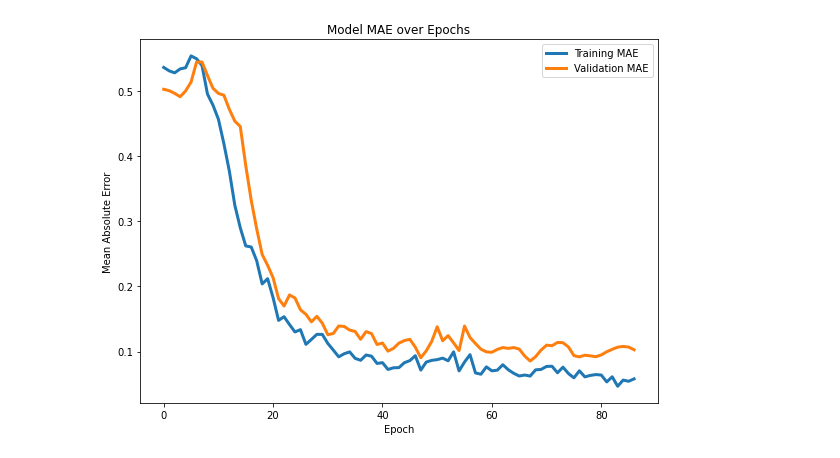
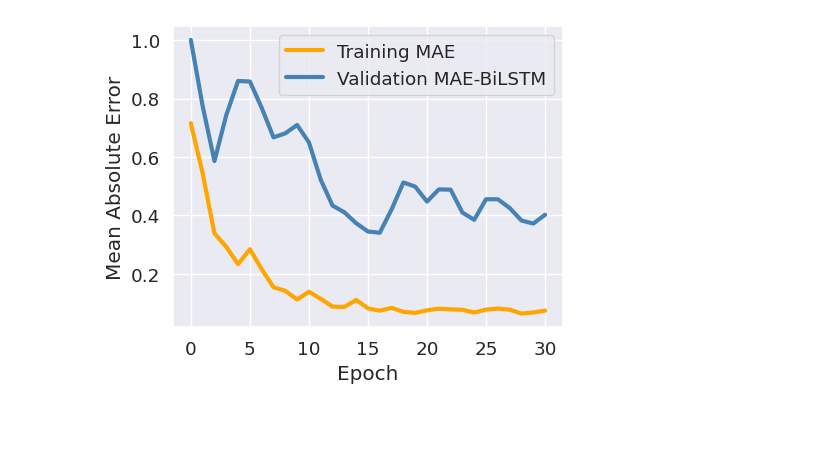
Before and after one commit to augustprince094/FS-ROAS, a Jupyter notebook: Deep learning models/Stacked LSTM.ipynb, the cells around one changed output. Cells and saved outputs as stored; diff of their text form; code cells hidden in the pictures; blank space fills up the shorter version.

```diff
--- a/Deep learning models/Stacked LSTM.ipynb
+++ b/Deep learning models/Stacked LSTM.ipynb
@@ -134,7 +160,7 @@ callbacks = [
 history = model.fit(
     X_train_seq, y_train_seq,
     validation_data=(X_test_seq, y_test_seq),
-    epochs=200,
+    epochs=700,
     batch_size=16,
     callbacks=callbacks,
     verbose=1
@@ -200,13 +296,17 @@ Correlation coefficient: 0.9826
 # %%
 # Plot training & validation loss
-plt.figure(figsize=(8,6))
-plt.plot(history.history['loss'], label='Training Loss', linewidth=3)
-plt.plot(history.history['val_loss'], label='Validation Loss', linewidth=3)
-plt.title('Model Loss over Epochs')
+# plt.style.use('seaborn')
+# plt.figure(figsize=(7,5))
+sns.set(font_scale=1.2)
+
+plt.figure(figsize=(5,4))
+plt.plot(history.history['loss'], label='Training Loss', linewidth=3, color='orange')
+plt.plot(history.history['val_loss'], label='Validation Loss-BiLSTM', linewidth=3, color='steelblue')
+# plt.title('Model Loss over Epochs')
 plt.xlabel('Epoch')
 plt.ylabel('Loss (MSE)')
 plt.legend()
 plt.tight_layout()
-# plt.savefig('figures/training_validation_loss.png')
+# plt.savefig('Bidirection on GHGE_validation_loss.png', dpi = 1000, bbox_inches='tight')
 plt.show()
 # %% [output]
@@ -214,14 +314,18 @@ plt.show()
 # %%
 # Plot training & validation MAE
-plt.figure(figsize=(8,6))
-plt.plot(history.history['mae'], label='Training MAE', linewidth=3)
-plt.plot(history.history['val_mae'], label='Validation MAE', linewidth=3)
-plt.title('Model MAE over Epochs')
+# plt.style.use('seaborn')
+# plt.figure(figsize=(7,5))
+sns.set(font_scale=1.2)
+
+plt.figure(figsize=(5,4))
+plt.plot(history.history['mae'], label='Training MAE', linewidth=3, color='orange')
+plt.plot(history.history['val_mae'], label='Validation MAE-BiLSTM', linewidth=3, color='steelblue')
+# plt.title('Model MAE over Epochs')
 plt.xlabel('Epoch')
 plt.ylabel('Mean Absolute Error')
 plt.legend()
 plt.tight_layout()
-# plt.savefig('figures/training_validation_mae.png')
+# plt.savefig('Bidirection on GHGE_MAE_loss.png', dpi = 1000, bbox_inches='tight')
 plt.show()
 # %% [output]
-[figure, old version]
+[figure, new version]
```
Also changed, not shown: parts of 18 cells of this notebook, 6 other files.
